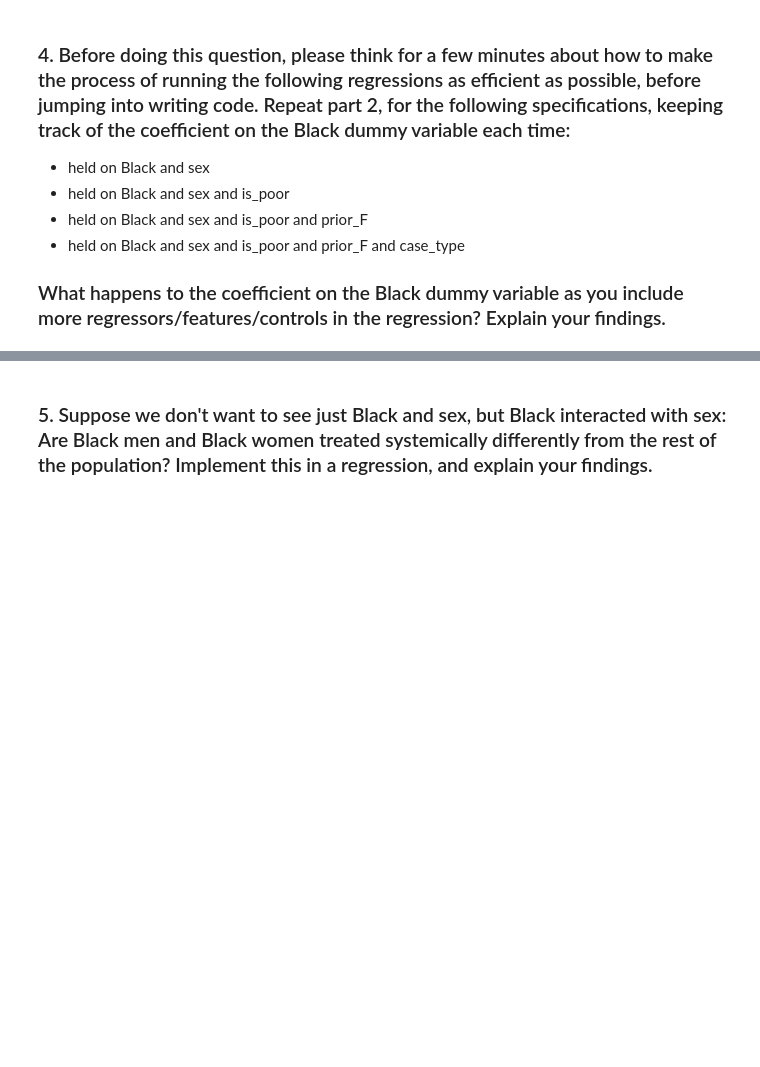
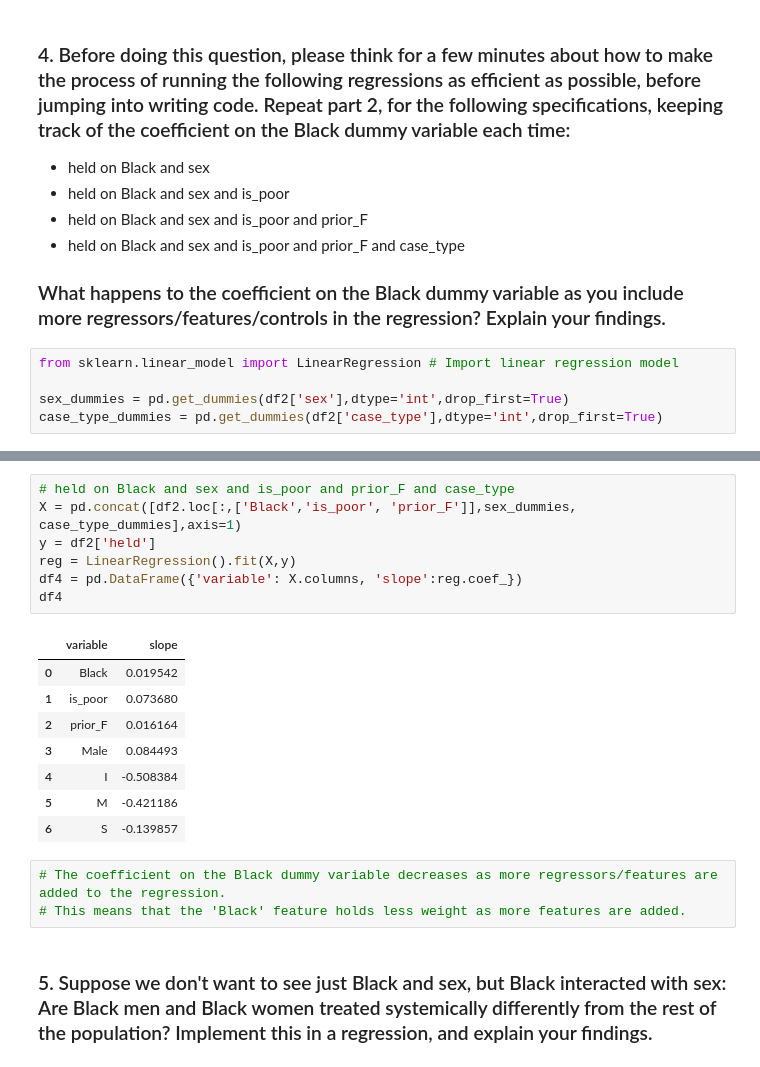
Before and after one commit to Catherine-Nguyen88/linearRegression, a Jupyter notebook: assignment.ipynb, the cells around one changed output, grey strips where cells are left out. Drawn from its saved outputs; the diff is of its cells as text; blank space fills up the shorter version.

```diff
--- a/assignment.ipynb
+++ b/assignment.ipynb
@@ -256,3 +328,8 @@ What happens to the coefficient on the Black dummy variable as you include more
 - held on Black and sex and is_poor and prior_F
 - held on Black and sex and is_poor and prior_F and case_type
 ### What happens to the coefficient on the Black dummy variable as you include more regressors/features/controls in the regression? Explain your findings.
+# %%
+from sklearn.linear_model import LinearRegression # Import linear regression model
+
+sex_dummies = pd.get_dummies(df2['sex'],dtype='int',drop_first=True)
+case_type_dummies = pd.get_dummies(df2['case_type'],dtype='int',drop_first=True)
@@ -259,3 +372,22 @@ What happens to the coefficient on the Black dummy variable as you include more
+# %%
+# held on Black and sex and is_poor and prior_F and case_type
+X = pd.concat([df2.loc[:,['Black','is_poor', 'prior_F']],sex_dummies, case_type_dummies],axis=1)
+y = df2['held']
+reg = LinearRegression().fit(X,y)
+df4 = pd.DataFrame({'variable': X.columns, 'slope':reg.coef_})
+df4
+# %% [output]
+|  | variable | slope |
+| 0 | Black | 0.019542 |
+| 1 | is_poor | 0.073680 |
+| 2 | prior_F | 0.016164 |
+| 3 | Male | 0.084493 |
+| 4 | I | -0.508384 |
+| 5 | M | -0.421186 |
+| 6 | S | -0.139857 |
+# %%
+# The coefficient on the Black dummy variable decreases as more regressors/features are added to the regression.
+# This means that the 'Black' feature holds less weight as more features are added.
 # %% [markdown]
 ### 5. Suppose we don't want to see just Black and sex, but Black interacted with sex: Are Black men and Black women treated systemically differently from the rest of the population? Implement this in a regression, and explain your findings.
 # %% [markdown]
```
Also changed, not shown: parts of 13 cells of this notebook.
